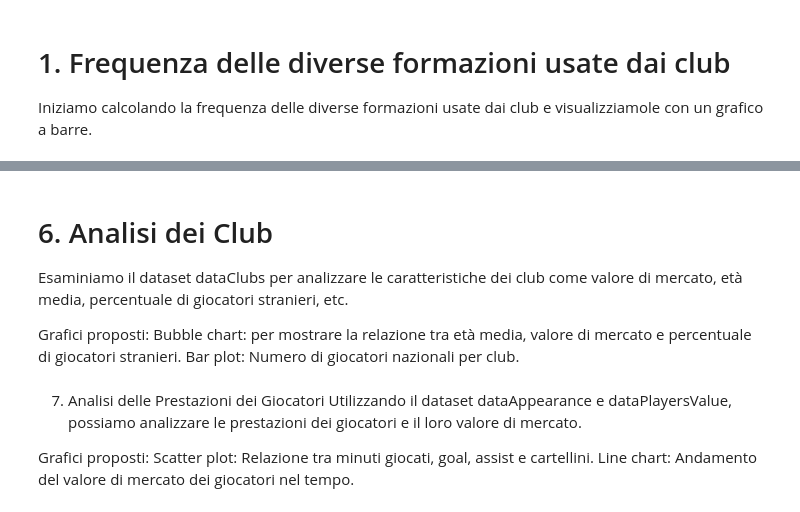
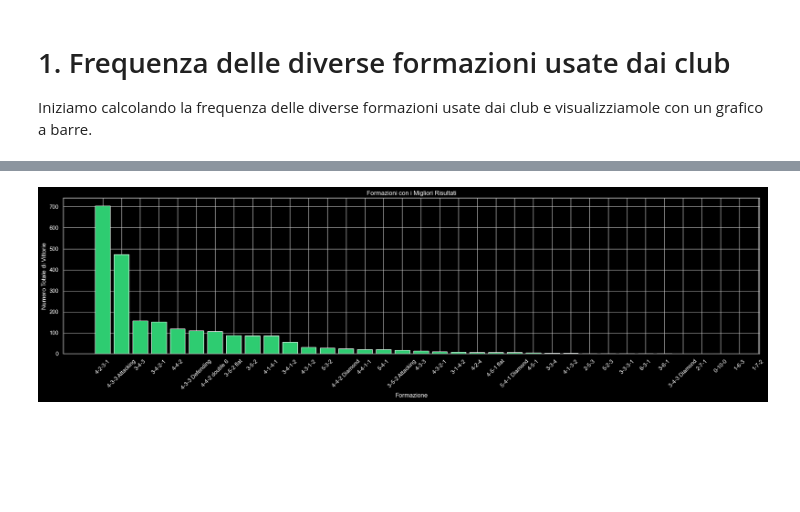
Before and after one commit to valeriogozzellino/TWEB-REACT-PROJECT, a Jupyter notebook: DataAnalysis/DataSet/TwebDataAnalysis.ipynb, the cells around one changed output, grey strips where cells are left out. Drawn from its saved outputs; the diff is of its cells as text; code cells hidden in the pictures; blank space fills up the shorter version.

```diff
--- a/DataAnalysis/DataSet/TwebDataAnalysis.ipynb
+++ b/DataAnalysis/DataSet/TwebDataAnalysis.ipynb
@@ -609,14 +630,36 @@ Heatmap: Correlazione tra formazione, possesso di palla e numero di goal.
-# %% [markdown]
-# 6. Analisi dei Club
-Esaminiamo il dataset dataClubs per analizzare le caratteristiche dei club come valore di mercato, età media, percentuale di giocatori stranieri, etc.
-
-Grafici proposti:
-Bubble chart: per mostrare la relazione tra età media, valore di mercato e percentuale di giocatori stranieri.
-Bar plot: Numero di giocatori nazionali per club.
-# %% [markdown]
-7. Analisi delle Prestazioni dei Giocatori
-Utilizzando il dataset dataAppearance e dataPlayersValue, possiamo analizzare le prestazioni dei giocatori e il loro valore di mercato.
-
-Grafici proposti:
-Scatter plot: Relazione tra minuti giocati, goal, assist e cartellini.
-Line chart: Andamento del valore di mercato dei giocatori nel tempo.
+# %%
+import pandas as pd
+import matplotlib.pyplot as plt
+
+# Estrarre le colonne necessarie
+formations_data = dataGames[['home_club_formation', 'away_club_formation', 'home_win', 'away_win', 'draw']]
+
+# Calcolare la somma delle vittorie per ciascuna formazione in casa
+home_formations_wins = formations_data.groupby('home_club_formation')['home_win'].sum().reset_index()
+
+# Calcolare la somma delle vittorie per ciascuna formazione in trasferta
+away_formations_wins = formations_data.groupby('away_club_formation')['away_win'].sum().reset_index()
+
+# Unire i dati delle vittorie in casa e in trasferta
+total_wins = pd.merge(home_formations_wins, away_formations_wins, left_on='home_club_formation', right_on='away_club_formation', how='outer')
+
+# Sommare le vittorie in casa e in trasferta per ciascuna formazione
+total_wins['total_wins'] = total_wins['home_win'] + total_wins['away_win']
+
+# Ordinare le formazioni in base al numero totale di vittorie
+total_wins = total_wins.sort_values(by='total_wins', ascending=False)
+
+# Convertire le formazioni in stringhe
+total_wins['home_club_formation'] = total_wins['home_club_formation'].astype(str)
+
+# Creare il grafico a barre
+plt.figure(figsize=(20, 6))
+plt.bar(total_wins['home_club_formation'], total_wins['total_wins'])
+plt.xlabel('Formazione')
+plt.ylabel('Numero Totale di Vittorie')
+plt.title('Formazioni con i Migliori Risultati')
+plt.xticks(rotation=45)
+plt.tight_layout()
+plt.show()
+# %% [output]
+[figure, added]
```
Also changed, not shown: parts of 21 cells of this notebook, 1 other file.
